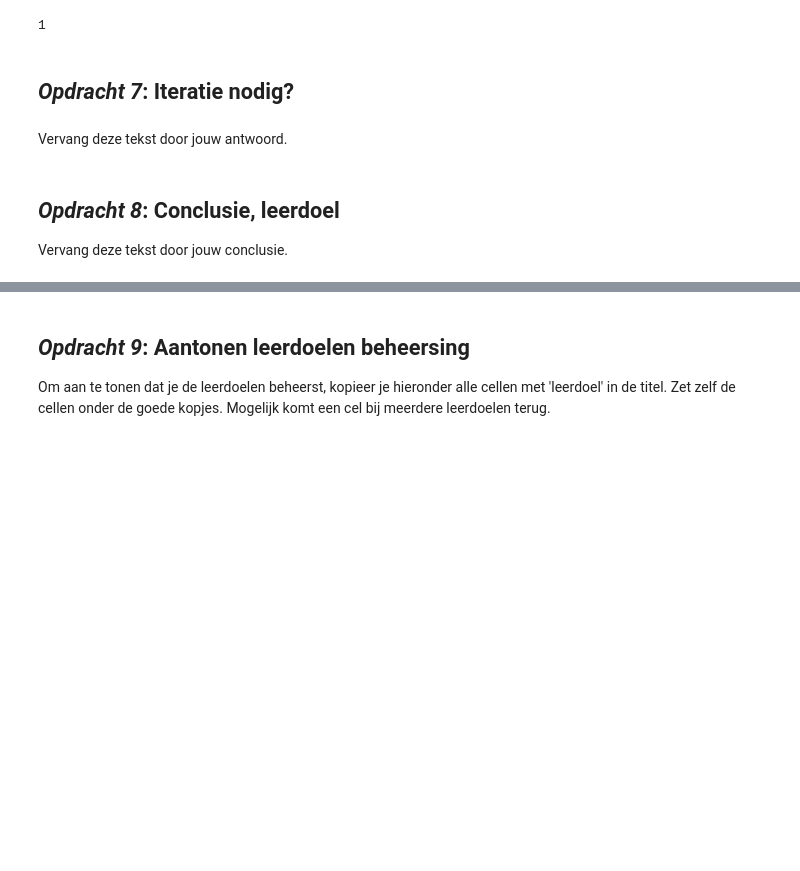
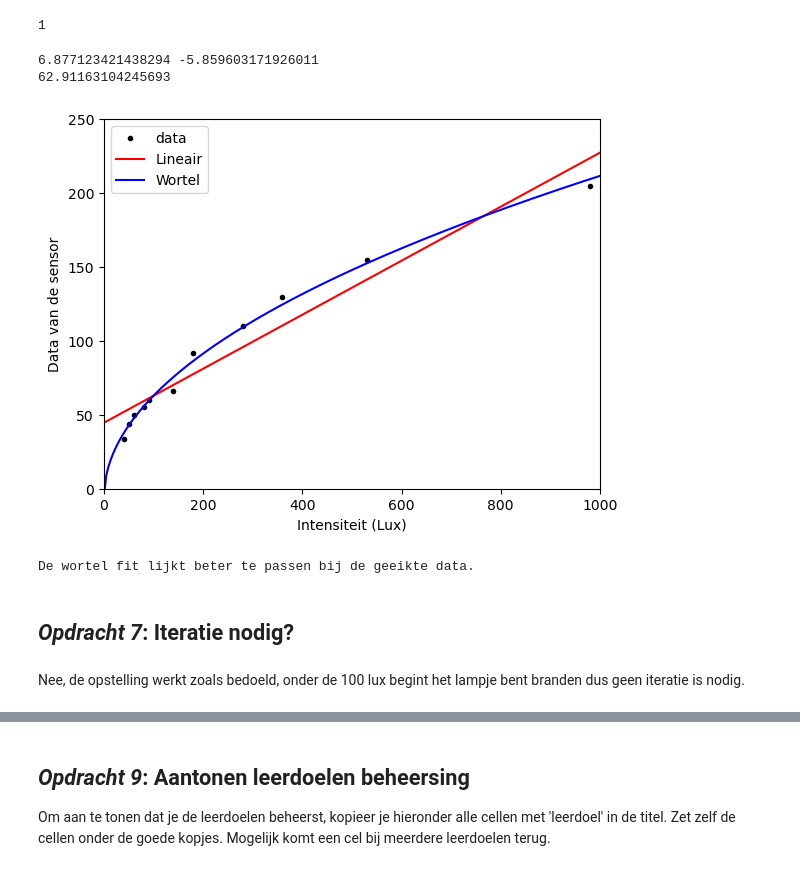
Before and after one commit to moostrum123/opdrachten-DEF-D, a Jupyter notebook: FysiekeOntwerpopdrachten/1KalibreerEenSensorDigitaalAnaloog/DEFOntwerpopdracht1KalibreerEenSensorInvulTemplate.ipynb, the cells around one changed output, grey strips where cells are left out. Cells and saved outputs as stored; diff of their text form; code cells hidden in the pictures; blank space fills up the shorter version.

```diff
--- a/FysiekeOntwerpopdrachten/1KalibreerEenSensorDigitaalAnaloog/DEFOntwerpopdracht1KalibreerEenSensorInvulTemplate.ipynb
+++ b/FysiekeOntwerpopdrachten/1KalibreerEenSensorDigitaalAnaloog/DEFOntwerpopdracht1KalibreerEenSensorInvulTemplate.ipynb
@@ -74,8 +70,41 @@ Licht kort toe wat er in de foto te zien is.
+# %%
+import numpy as np
+import matplotlib.pyplot as plt
+from scipy.optimize import curve_fit
+
+lux = np.array([980, 530, 280, 360, 180, 140, 90, 80, 60, 50, 40])
+sensor = np.array([205, 155, 110, 130, 92, 66, 60, 55, 50, 44, 33.5])
+
+def linear(x, a, b):
+    return a * x + b
+
+def root(x, a, b):
+    return a * np.sqrt(x) + b
+
+
+linvar, lincov = curve_fit(linear, lux, sensor)
+rootvar, rootcov = curve_fit(root, lux, sensor)
+print(*rootvar)
+print(root(100, *rootvar))
+x_test = np.linspace(0, 4600, 1000)
+
+plt.plot(lux, sensor, "k.", label = "data")
+plt.plot(x_test, linear(x_test, *linvar), "r-", label="Lineair")
+plt.plot(x_test, root(x_test, *rootvar), "b-", label="Wortel")
+plt.xlabel("Intensiteit (Lux)")
+plt.ylabel("Data van de sensor")
+plt.legend()
+plt.xlim(0, 1000)
+plt.ylim(0, 250)
+plt.show()
+
+print("De wortel fit lijkt beter te passen bij de geeikte data.")
+# %% [output]
+6.877123421438294 -5.859603171926011
+62.91163104245693
+[figure, added]
+De wortel fit lijkt beter te passen bij de geeikte data.
 # %% [markdown]
 ## *Opdracht 7*: Iteratie nodig?
-# %% [markdown]
-Vervang deze tekst door jouw antwoord.
-# %% [markdown]
-## *Opdracht 8*: Conclusie, leerdoel
-
-Vervang deze tekst door jouw conclusie.
+# %% [markdown]
+Nee, de opstelling werkt zoals bedoeld, onder de 100 lux begint het lampje bent branden dus geen iteratie is nodig.
```
Also changed, not shown: parts of 8 cells of this notebook, 2 other files.
